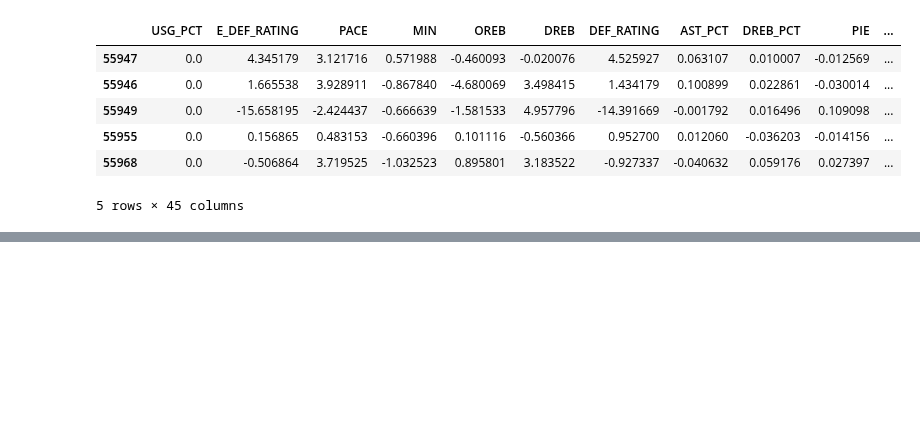
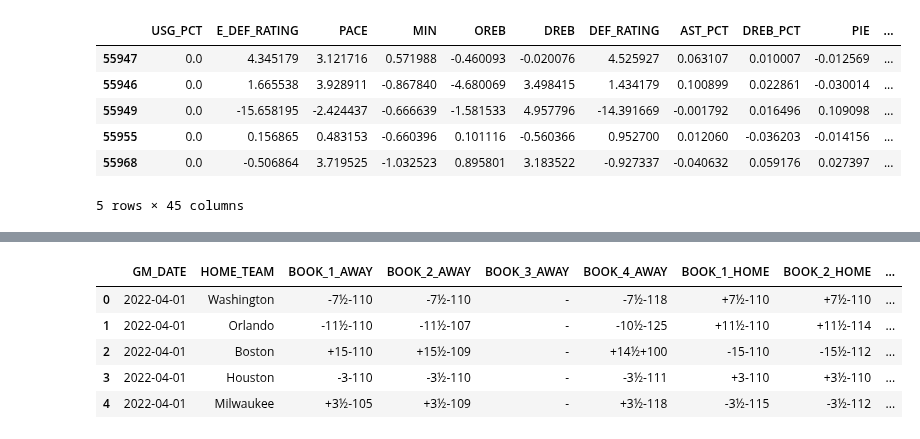
Before and after one commit to jnshzk/nba_beating_the_spread, a Jupyter notebook: daily_refresh/daily_refresh.ipynb, the cells around one changed output, grey strips where cells are left out. Cells and saved outputs as stored; diff of their text form; code cells hidden in the pictures; blank space fills up the shorter version.

```diff
--- a/daily_refresh/daily_refresh.ipynb
+++ b/daily_refresh/daily_refresh.ipynb
@@ -170,7 +154,7 @@ datetime.date(2022, 4, 1)
 #update boxscores with any missing data
 
 #date = date.today()
-date = date.today() - datetime.timedelta(days=120)
+date = date.today() - datetime.timedelta(days=121)
 year = date.year
 month = date.month
 
@@ -780,0 +778,17 @@ final_df.head()
+# %%
+spreads_df.drop(columns=['AWAY_TEAM', 'AWAY_SCOREBOARD', 'HOME_SCOREBOARD'], inplace=True)
+
+spreads_df[['BOOK_1_AWAY', 'BOOK_2_AWAY', 'BOOK_3_AWAY', 'BOOK_4_AWAY', 'DISCARD_AWAY']] = spreads_df['AWAY_SPREAD'].str.split(pat=',', expand=True)
+spreads_df[['BOOK_1_HOME', 'BOOK_2_HOME', 'BOOK_3_HOME', 'BOOK_4_HOME', 'DISCARD_HOME']] = spreads_df['HOME_SPREAD'].str.split(pat=',', expand=True)
+
+
+spreads_df.drop(columns=['AWAY_SPREAD', 'HOME_SPREAD','DISCARD_AWAY','DISCARD_HOME'], inplace=True)
+
+spreads_df.head()
+# %% [output]
+|  | GM_DATE | HOME_TEAM | BOOK_1_AWAY | BOOK_2_AWAY | BOOK_3_AWAY | BOOK_4_AWAY | BOOK_1_HOME | BOOK_2_HOME | ... |
+| 0 | 2022-04-01 | Washington | -7½-110 | -7½-110 | - | -7½-118 | +7½-110 | +7½-110 | ... |
+| 1 | 2022-04-01 | Orlando | -11½-110 | -11½-107 | - | -10½-125 | +11½-110 | +11½-114 | ... |
+| 2 | 2022-04-01 | Boston | +15-110 | +15½-109 | - | +14½+100 | -15-110 | -15½-112 | ... |
+| 3 | 2022-04-01 | Houston | -3-110 | -3½-110 | - | -3½-111 | +3-110 | +3½-110 | ... |
+| 4 | 2022-04-01 | Milwaukee | +3½-105 | +3½-109 | - | +3½-118 | -3½-115 | -3½-112 | ... |
```
Also changed, not shown: parts of 31 cells of this notebook.
